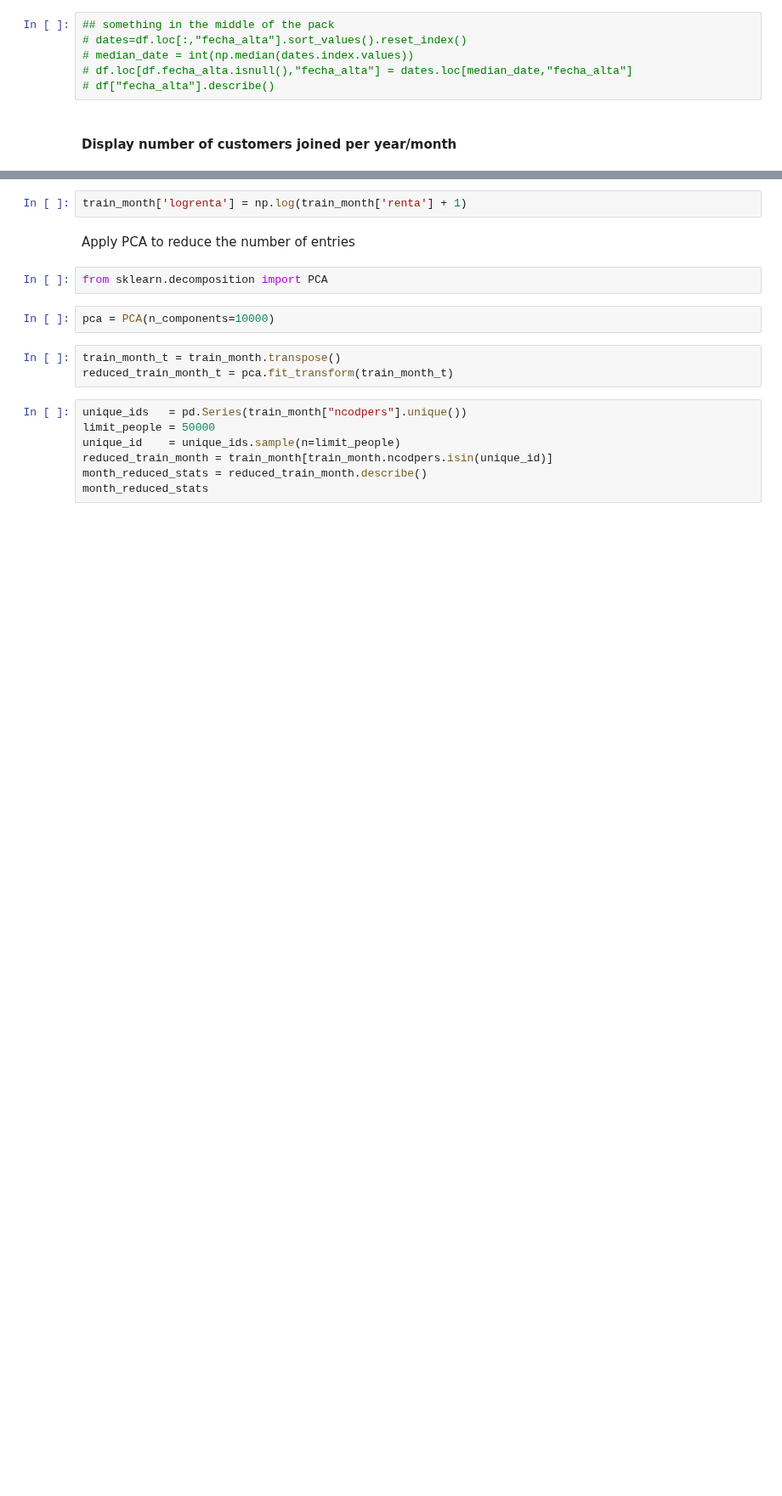
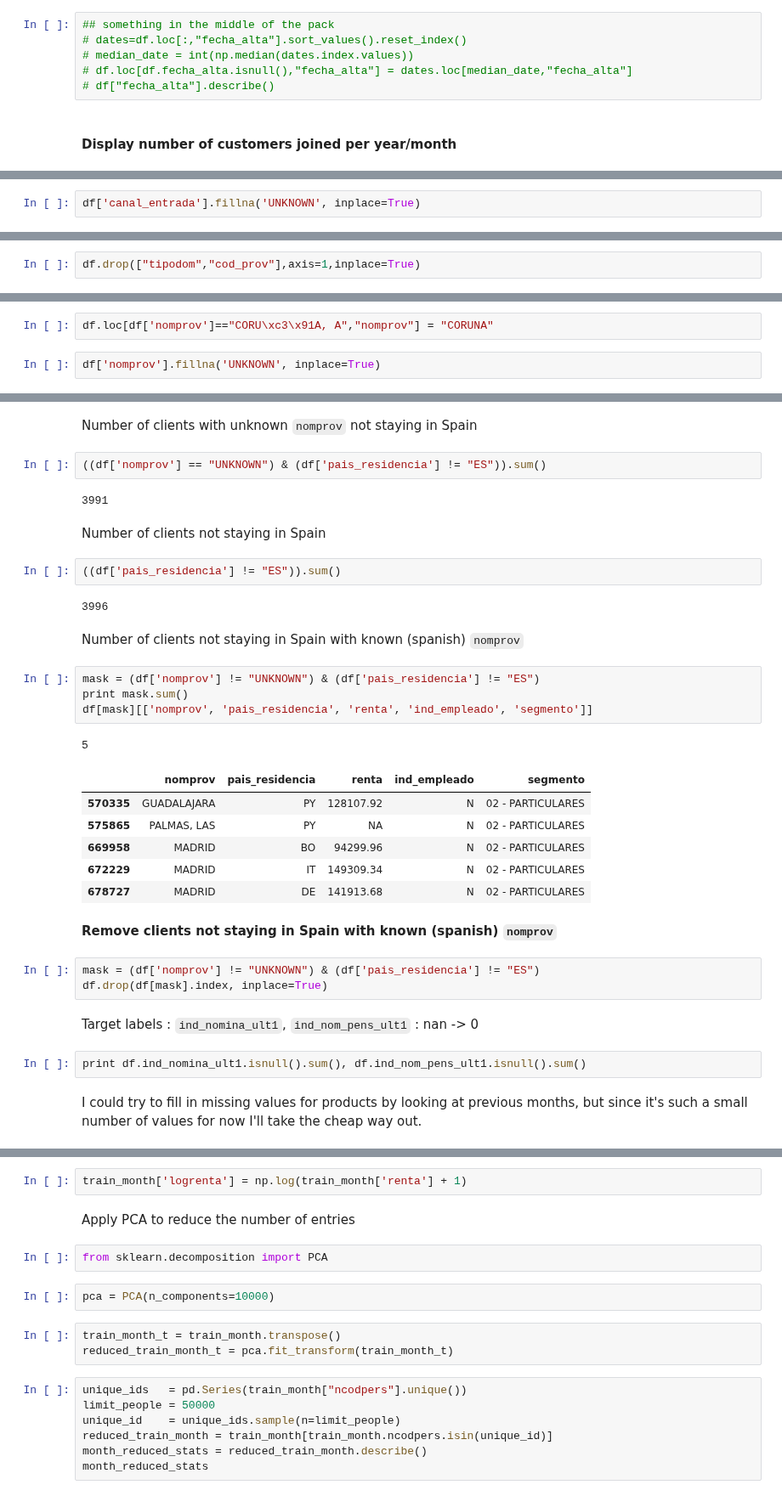
Before and after one commit to vfdev-5/SPR, a Jupyter notebook: spr_data_analysis.ipynb, the cells around one changed output, grey strips where cells are left out. Shown at 85% size. Cells and saved outputs as stored; diff of their text form; blank space fills up the shorter version.

```diff
--- a/spr_data_analysis.ipynb
+++ b/spr_data_analysis.ipynb
@@ -488,0 +430,2 @@ array([nan, '2015-07-02', '2015-07-23', '2015-07-06', '2015-07-30',
+# %%
+df['canal_entrada'].fillna('UNKNOWN', inplace=True)
@@ -488,0 +460,2 @@ array([nan, '2015-07-02', '2015-07-23', '2015-07-06', '2015-07-30',
+# %%
+df.drop(["tipodom","cod_prov"],axis=1,inplace=True)
@@ -488,0 +477,4 @@ array([nan, '2015-07-02', '2015-07-23', '2015-07-06', '2015-07-30',
+# %%
+df.loc[df['nomprov']=="CORU\xc3\x91A, A","nomprov"] = "CORUNA"
+# %%
+df['nomprov'].fillna('UNKNOWN', inplace=True)
@@ -488,0 +507,37 @@ array([nan, '2015-07-02', '2015-07-23', '2015-07-06', '2015-07-30',
+# %% [markdown]
+Number of clients with unknown `nomprov` not staying in Spain
+# %%
+((df['nomprov'] == "UNKNOWN") & (df['pais_residencia'] != "ES")).sum()
+# %% [output]
+3991
+# %% [markdown]
+Number of clients not staying in Spain
+# %%
+((df['pais_residencia'] != "ES")).sum()
+# %% [output]
+3996
+# %% [markdown]
+Number of clients not staying in Spain with known (spanish) `nomprov`
+# %%
+mask = (df['nomprov'] != "UNKNOWN") & (df['pais_residencia'] != "ES")
+print mask.sum()
+df[mask][['nomprov', 'pais_residencia', 'renta', 'ind_empleado', 'segmento']]
+# %% [output]
+5
+|  | nomprov | pais_residencia | renta | ind_empleado | segmento |
+| 570335 | GUADALAJARA | PY | 128107.92 | N | 02 - PARTICULARES |
+| 575865 | PALMAS, LAS | PY | NA | N | 02 - PARTICULARES |
+| 669958 | MADRID | BO | 94299.96 | N | 02 - PARTICULARES |
+| 672229 | MADRID | IT | 149309.34 | N | 02 - PARTICULARES |
+| 678727 | MADRID | DE | 141913.68 | N | 02 - PARTICULARES |
+# %% [markdown]
+**Remove clients not staying in Spain with known (spanish) `nomprov`**
+# %%
+mask = (df['nomprov'] != "UNKNOWN") & (df['pais_residencia'] != "ES")
+df.drop(df[mask].index, inplace=True)
+# %% [markdown]
+Target labels : `ind_nomina_ult1`, `ind_nom_pens_ult1` : nan -> 0
+# %%
+print df.ind_nomina_ult1.isnull().sum(), df.ind_nom_pens_ult1.isnull().sum()
+# %% [markdown]
+I could try to fill in missing values for products by looking at previous months, but since it's such a small number of values for now I'll take the cheap way out.
```
Also changed, not shown: parts of 145 cells of this notebook, 5 other files.
